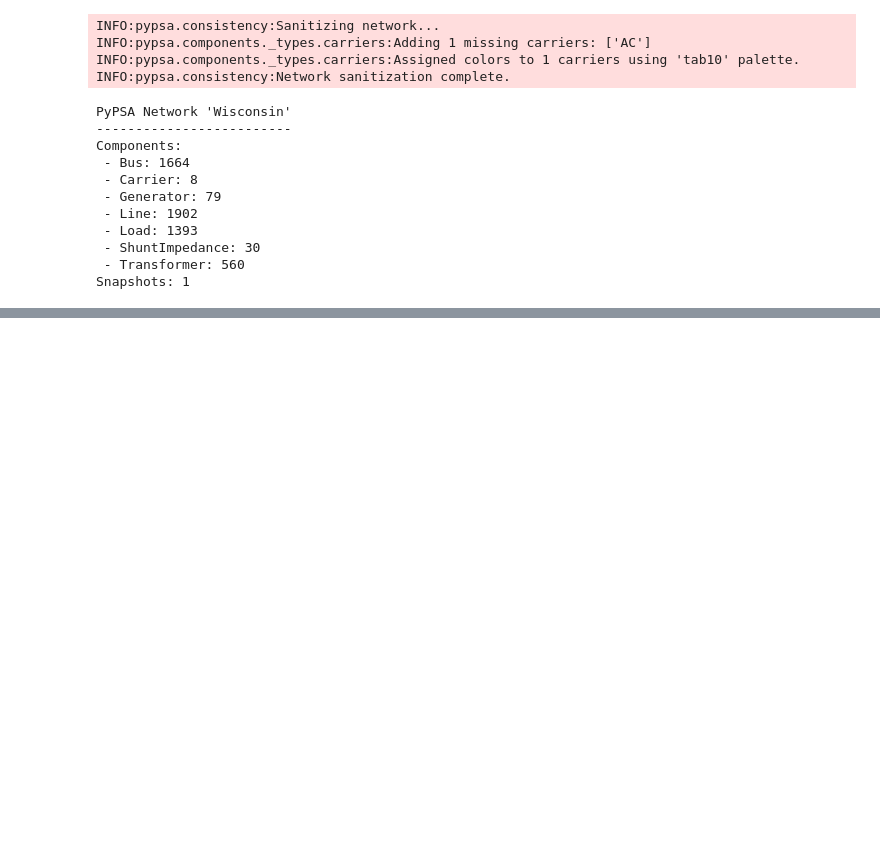
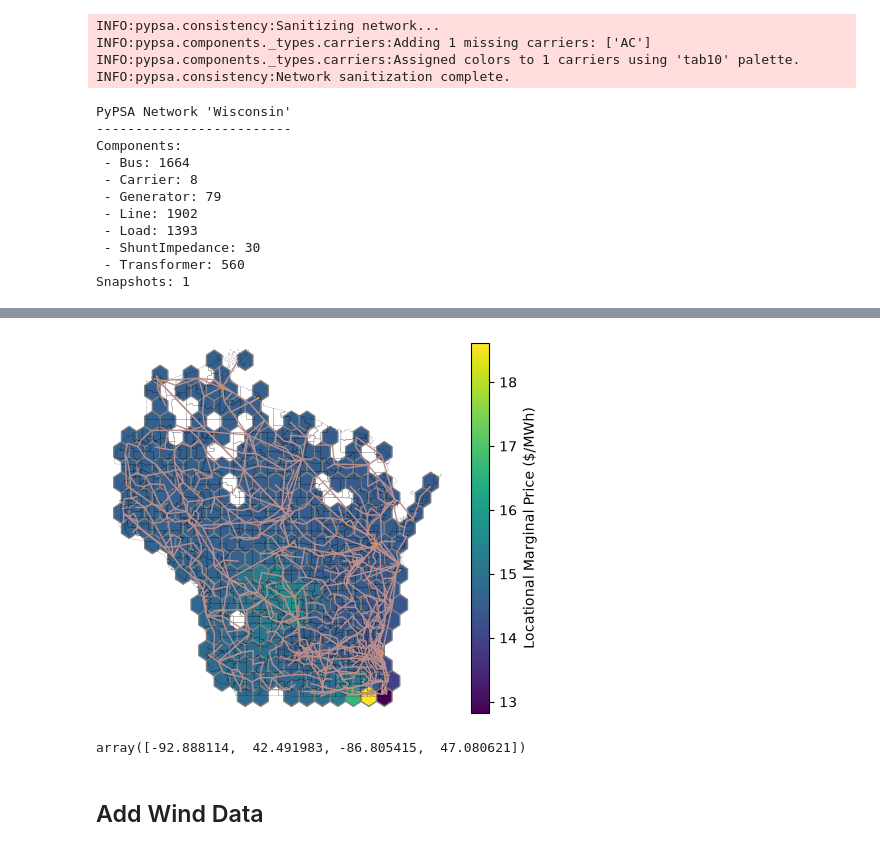
Before and after one commit to samgdotson/energy-lab, a Jupyter notebook: Midwest24k/notebooks/read_matpower.ipynb, the cells around one changed output, grey strips where cells are left out. Cells and saved outputs as stored; diff of their text form; code cells hidden in the pictures; blank space fills up the shorter version.

```diff
--- a/Midwest24k/notebooks/read_matpower.ipynb
+++ b/Midwest24k/notebooks/read_matpower.ipynb
@@ -398,0 +491,18 @@ plt.show()
+# %%
+fig, ax = plt.subplots(subplot_kw={"projection": ccrs.PlateCarree()})
+
+plt.hexbin(
+    n.buses.x,
+    n.buses.y,
+    gridsize=20,
+    C=n.buses_t.marginal_price.loc['now'],
+    cmap="viridis",
+    zorder=-1,
+    ec='gray'
+)
+n.plot(ax=ax, line_width=1, bus_size=0)
+gdf.to_crs(ax.projection.proj4_init).plot(ax=ax, fc="None", ec="k", lw=0.1, zorder=0)
+cb = plt.colorbar(location="right")
+cb.set_label("Locational Marginal Price ($/MWh)")
+# %% [output]
+[figure, added]
@@ -398,0 +513,6 @@ plt.show()
+# %%
+gdf.total_bounds
+# %% [output]
+array([-92.888114,  42.491983, -86.805415,  47.080621])
+# %% [markdown]
+## Add Wind Data
```
Also changed, not shown: parts of 57 cells of this notebook, 4 other files.
